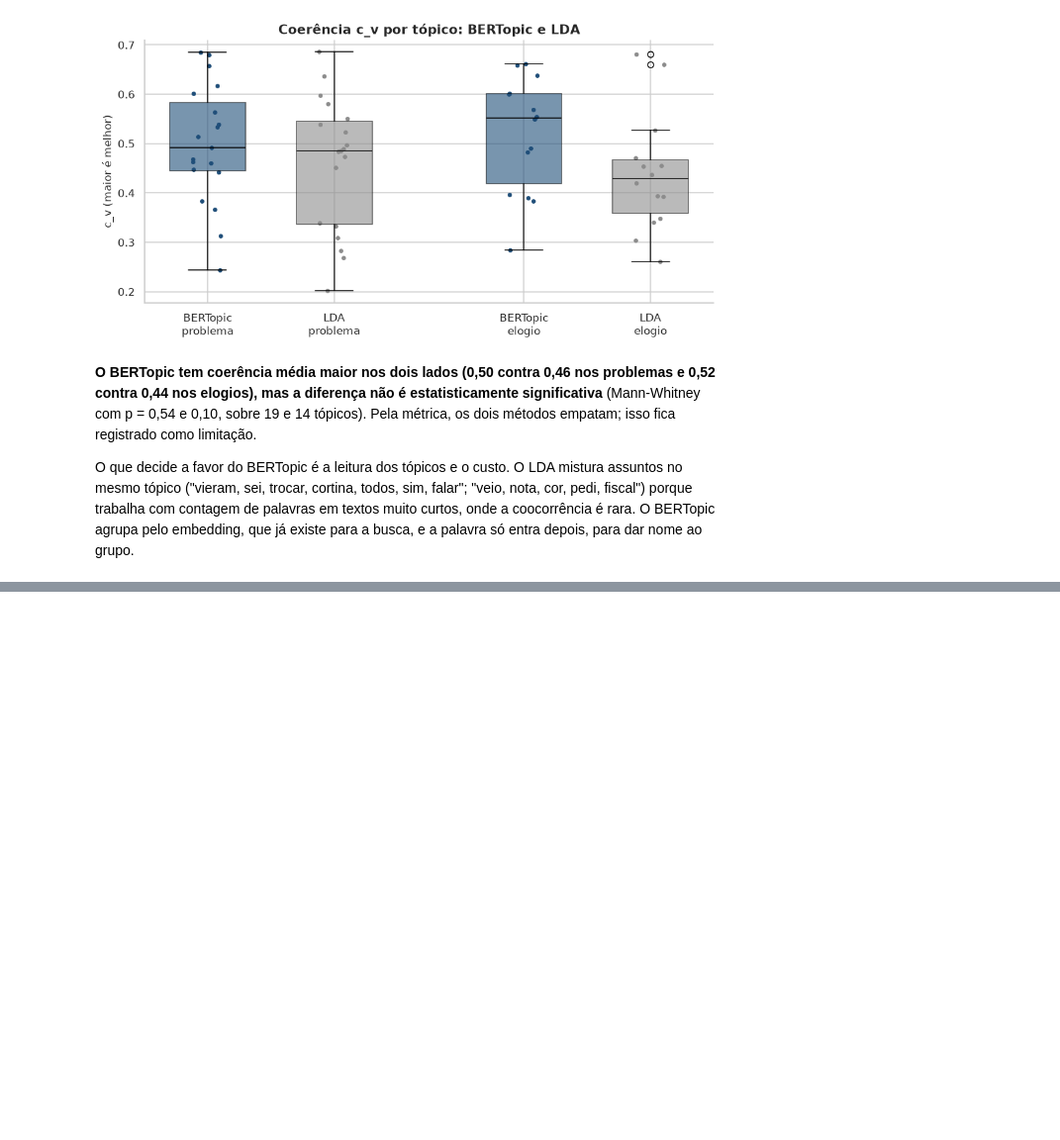
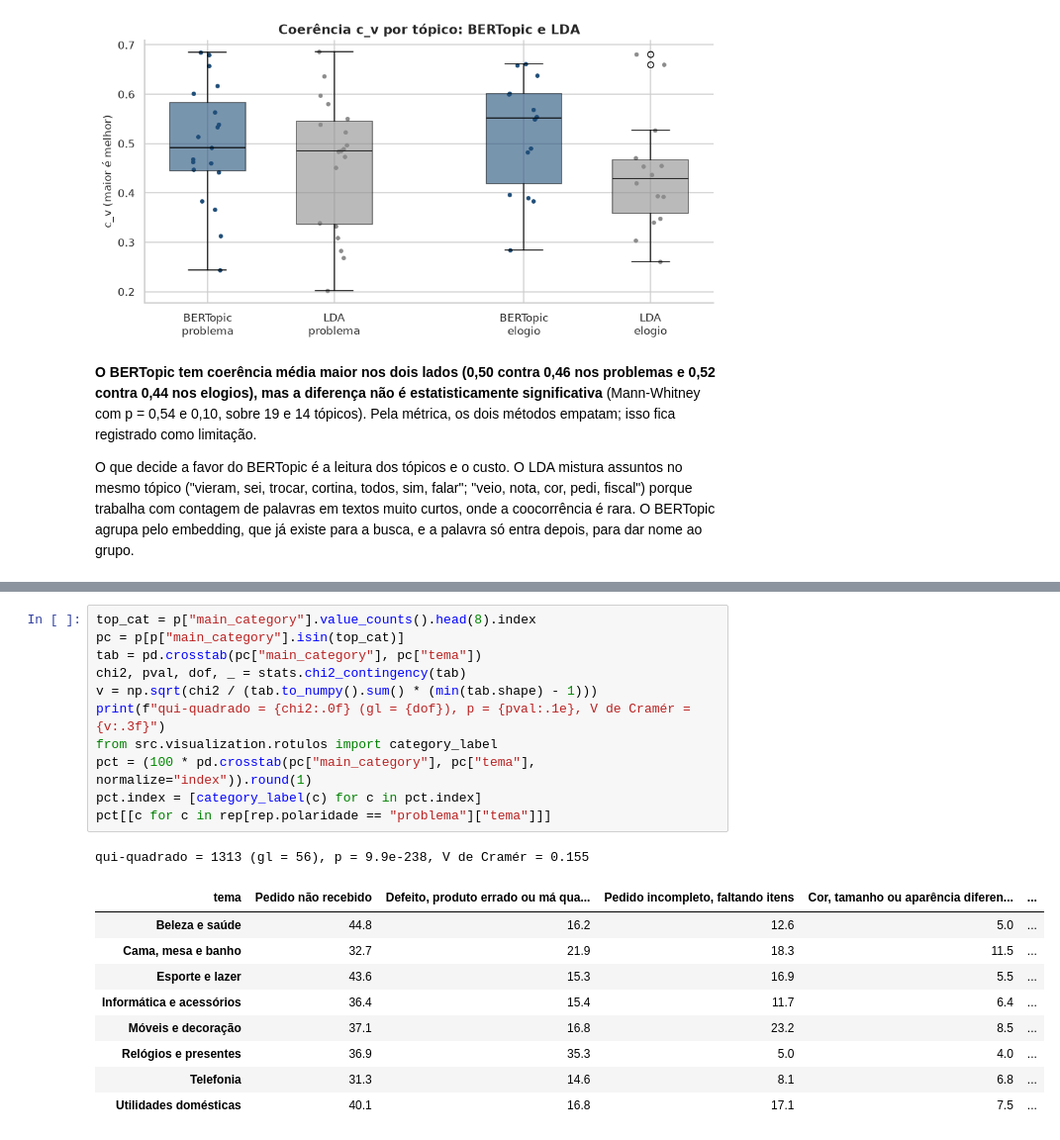
Before and after one commit to guillecosme/fiap-ai-scientist-tech-challenge-fase-04, a Jupyter notebook: notebooks/04_mapa_de_temas.ipynb, the cells around one changed output, grey strips where cells are left out. Shown at 99% size. Cells and saved outputs as stored; diff of their text form; blank space fills up the shorter version.

```diff
--- a/notebooks/04_mapa_de_temas.ipynb
+++ b/notebooks/04_mapa_de_temas.ipynb
@@ -208,0 +283,22 @@ Os temas nomeados e as frequências vêm na próxima etapa deste notebook.
+# %%
+top_cat = p["main_category"].value_counts().head(8).index
+pc = p[p["main_category"].isin(top_cat)]
+tab = pd.crosstab(pc["main_category"], pc["tema"])
+chi2, pval, dof, _ = stats.chi2_contingency(tab)
+v = np.sqrt(chi2 / (tab.to_numpy().sum() * (min(tab.shape) - 1)))
+print(f"qui-quadrado = {chi2:.0f} (gl = {dof}), p = {pval:.1e}, V de Cramér = {v:.3f}")
+from src.visualization.rotulos import category_label
+pct = (100 * pd.crosstab(pc["main_category"], pc["tema"], normalize="index")).round(1)
+pct.index = [category_label(c) for c in pct.index]
+pct[[c for c in rep[rep.polaridade == "problema"]["tema"]]]
+# %% [output]
+qui-quadrado = 1313 (gl = 56), p = 9.9e-238, V de Cramér = 0.155
+| tema | Pedido não recebido | Defeito, produto errado ou má qua... | Pedido incompleto, faltando itens | Cor, tamanho ou aparência diferen... | ... |
+| Beleza e saúde | 44.8 | 16.2 | 12.6 | 5.0 | ... |
+| Cama, mesa e banho | 32.7 | 21.9 | 18.3 | 11.5 | ... |
+| Esporte e lazer | 43.6 | 15.3 | 16.9 | 5.5 | ... |
+| Informática e acessórios | 36.4 | 15.4 | 11.7 | 6.4 | ... |
+| Móveis e decoração | 37.1 | 16.8 | 23.2 | 8.5 | ... |
+| Relógios e presentes | 36.9 | 35.3 | 5.0 | 4.0 | ... |
+| Telefonia | 31.3 | 14.6 | 8.1 | 6.8 | ... |
+| Utilidades domésticas | 40.1 | 16.8 | 17.1 | 7.5 | ... |
```
Also changed, not shown: parts of 10 cells of this notebook, 6 other files.
